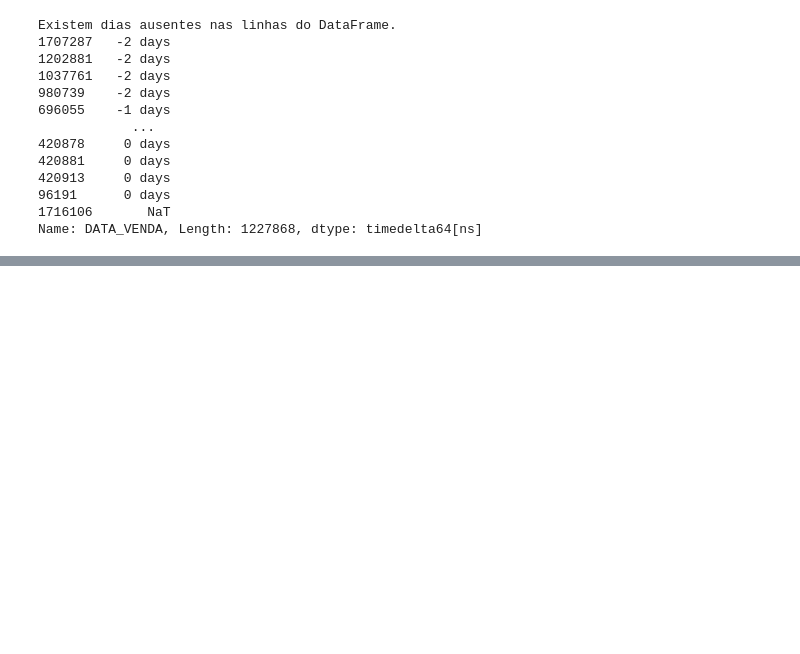
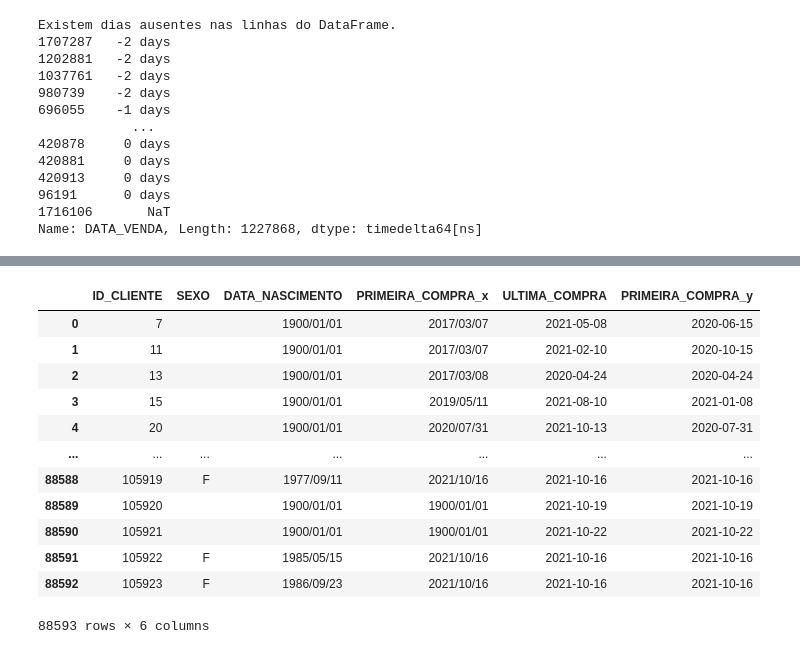
Before and after one commit to vazraul/PetStore, a Jupyter notebook: PetStore.ipynb, the cells around one changed output, grey strips where cells are left out. Drawn from its saved outputs; the diff is of its cells as text; code cells hidden in the pictures; blank space fills up the shorter version.

```diff
--- a/PetStore.ipynb
+++ b/PetStore.ipynb
@@ -400,0 +448,16 @@ Name: DATA_VENDA, Length: 1227868, dtype: timedelta64[ns]
+# %%
+#ADICIONAR COLUNA COM A DATA DA ULTIMA COMPRA DO CLIENTE
+
+# Convertendo a coluna 'DATA_VENDA' para o formato datetime
+df_venda['DATA_VENDA'] = pd.to_datetime(df_venda['DATA_VENDA'])
+
+# Encontrando a data da última compra para cada cliente
+ultima_compra = df_venda.groupby('ID_CLIENTE')['DATA_VENDA'].max().reset_index()
+
+# Renomeando a coluna para 'ULTIMA_COMPRA'
+ultima_compra.rename(columns={'DATA_VENDA': 'ULTIMA_COMPRA'}, inplace=True)
+
+# Mesclando os DataFrames df_cliente e ultima_compra com base na coluna 'ID_CLIENTE'
+df_cliente = df_cliente.merge(ultima_compra, on='ID_CLIENTE', how='left')
+
+df_cliente
@@ -400,0 +510,16 @@ Name: DATA_VENDA, Length: 1227868, dtype: timedelta64[ns]
+# %%
+df_cliente_real
+# %% [output]
+|  | ID_CLIENTE | SEXO | DATA_NASCIMENTO | PRIMEIRA_COMPRA_x | ULTIMA_COMPRA | PRIMEIRA_COMPRA_y |
+| 0 | 7 |  | 1900/01/01 | 2017/03/07 | 2021-05-08 | 2020-06-15 |
+| 1 | 11 |  | 1900/01/01 | 2017/03/07 | 2021-02-10 | 2020-10-15 |
+| 2 | 13 |  | 1900/01/01 | 2017/03/08 | 2020-04-24 | 2020-04-24 |
+| 3 | 15 |  | 1900/01/01 | 2019/05/11 | 2021-08-10 | 2021-01-08 |
+| 4 | 20 |  | 1900/01/01 | 2020/07/31 | 2021-10-13 | 2020-07-31 |
+| ... | ... | ... | ... | ... | ... | ... |
+| 88588 | 105919 | F | 1977/09/11 | 2021/10/16 | 2021-10-16 | 2021-10-16 |
+| 88589 | 105920 |  | 1900/01/01 | 1900/01/01 | 2021-10-19 | 2021-10-19 |
+| 88590 | 105921 |  | 1900/01/01 | 1900/01/01 | 2021-10-22 | 2021-10-22 |
+| 88591 | 105922 | F | 1985/05/15 | 2021/10/16 | 2021-10-16 | 2021-10-16 |
+| 88592 | 105923 | F | 1986/09/23 | 2021/10/16 | 2021-10-16 | 2021-10-16 |
+88593 rows × 6 columns
```
Also changed, not shown: parts of 16 cells of this notebook.
